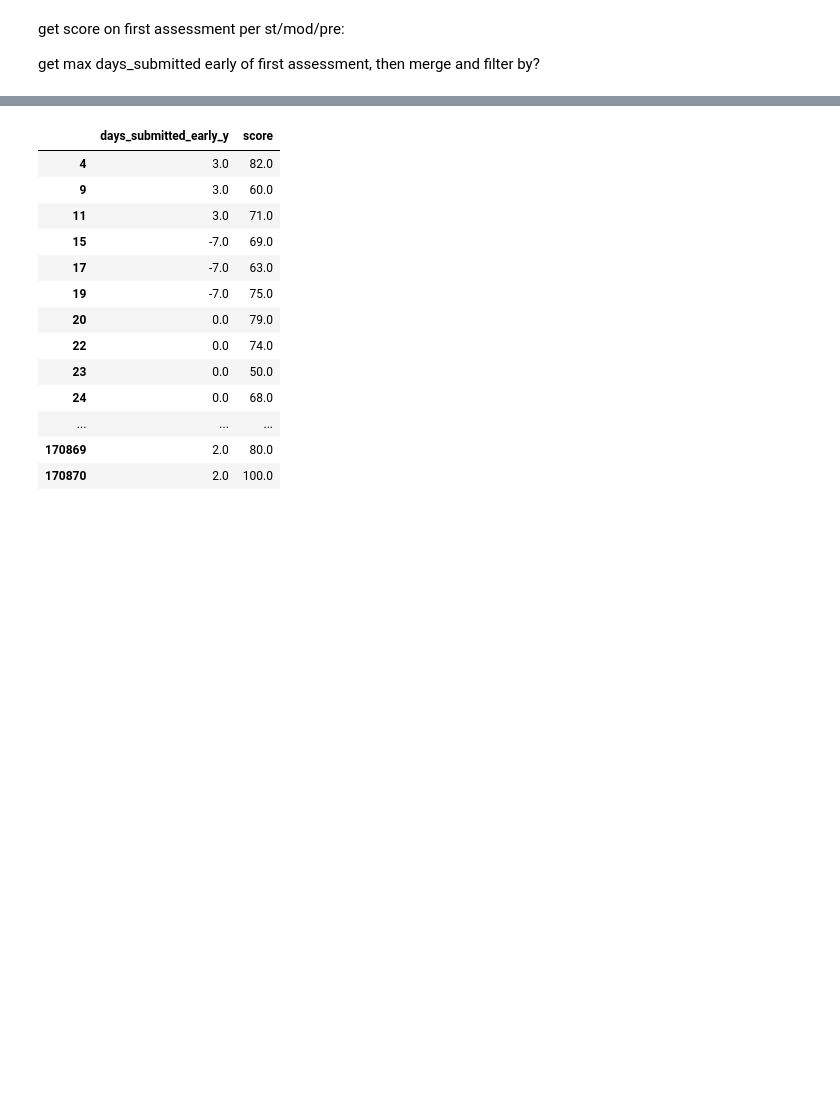
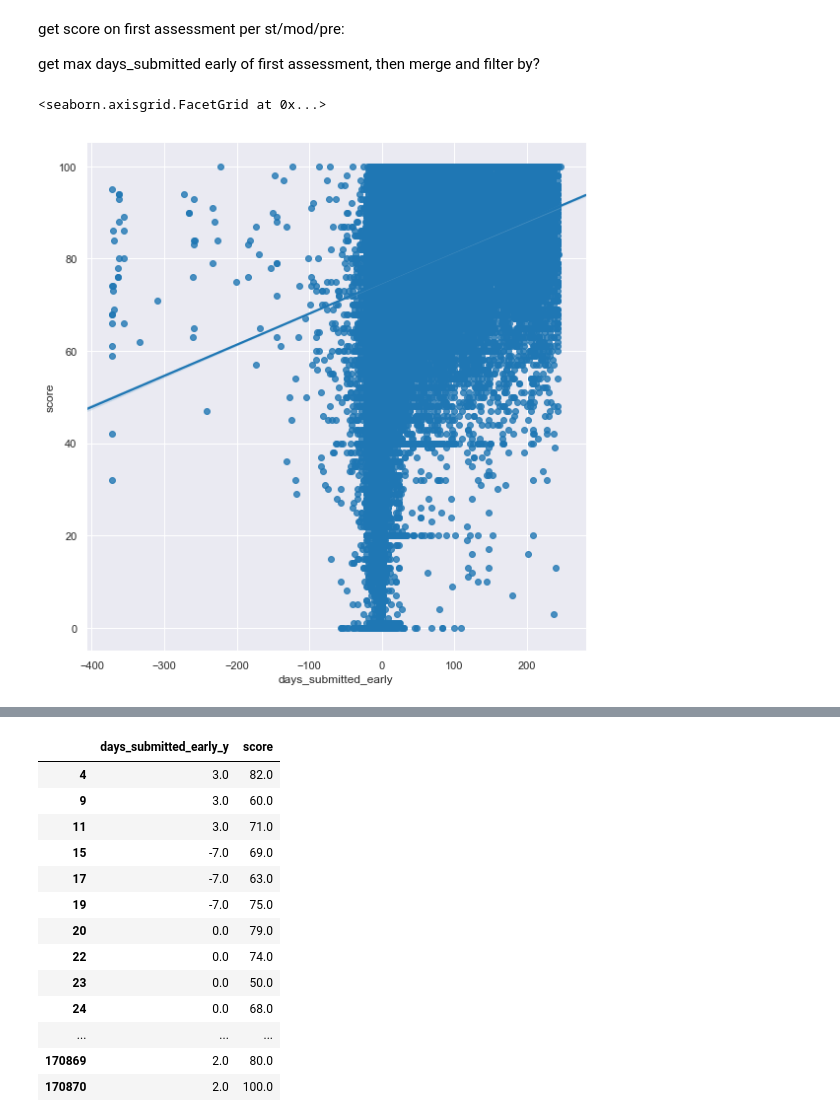
Before and after one commit to jeremymiller00/Predicting-Success-in-Online-Education, a Jupyter notebook: notebooks/exploring_student_assessment.ipynb, the cells around one changed output, grey strips where cells are left out. Saved outputs shown, nothing was run; the diff lists cells and outputs as text; code cells hidden in the pictures; blank space fills up the shorter version.

```diff
--- a/notebooks/exploring_student_assessment.ipynb
+++ b/notebooks/exploring_student_assessment.ipynb
@@ -36,3 +36,8 @@ get score on first assessment per st/mod/pre:
 get max days_submitted early of first assessment, then merge and filter by?
 # %%
 ass_join = bf._join_asssessments(st_asmt_df, asmt_df)
+# %%
+sns.lmplot(x='days_submitted_early', y='score', data=ass_join, height=8)
+# %% [output]
+<seaborn.axisgrid.FacetGrid at 0x...>
+[figure, added]
```
Also changed, not shown: parts of 8 cells of this notebook, 3 other files.
